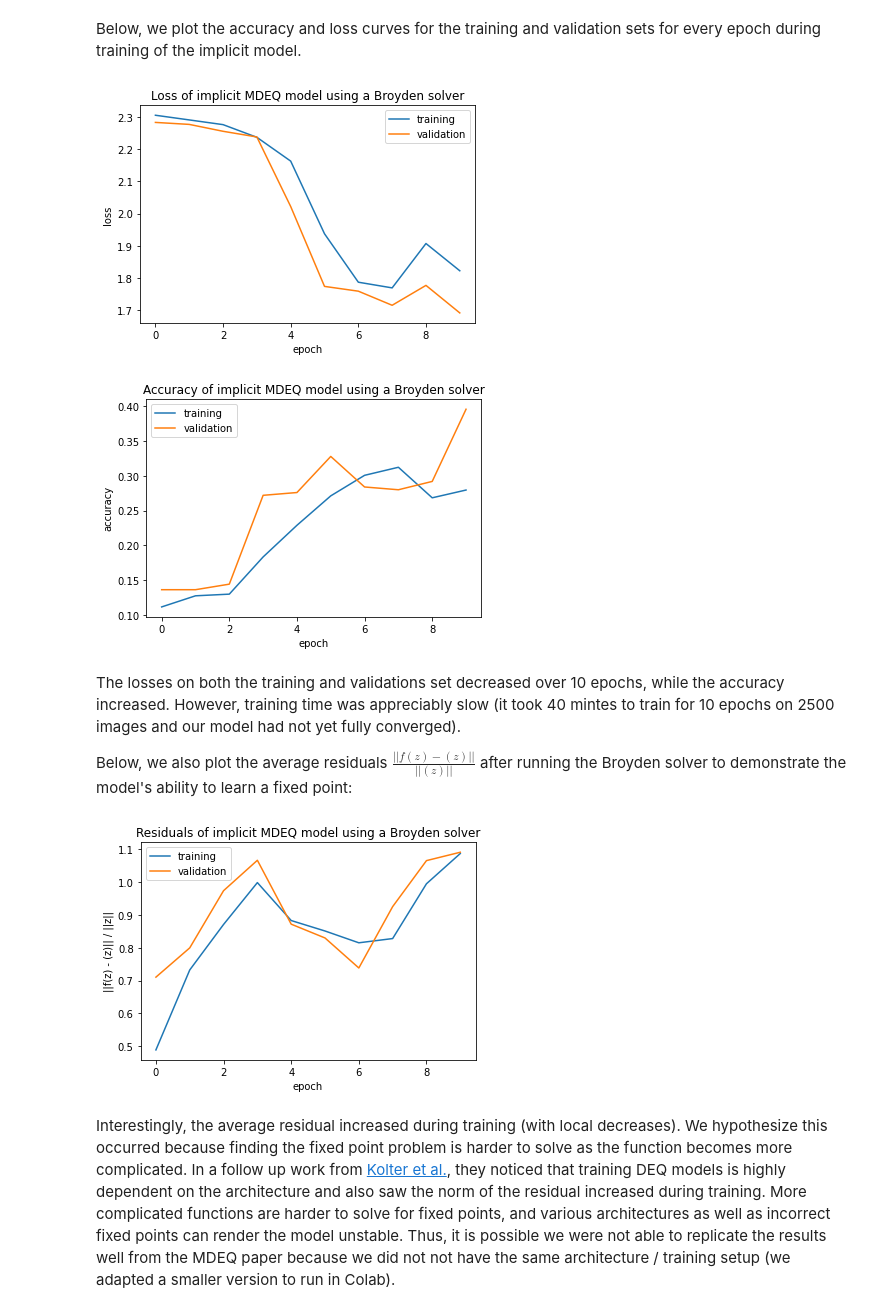
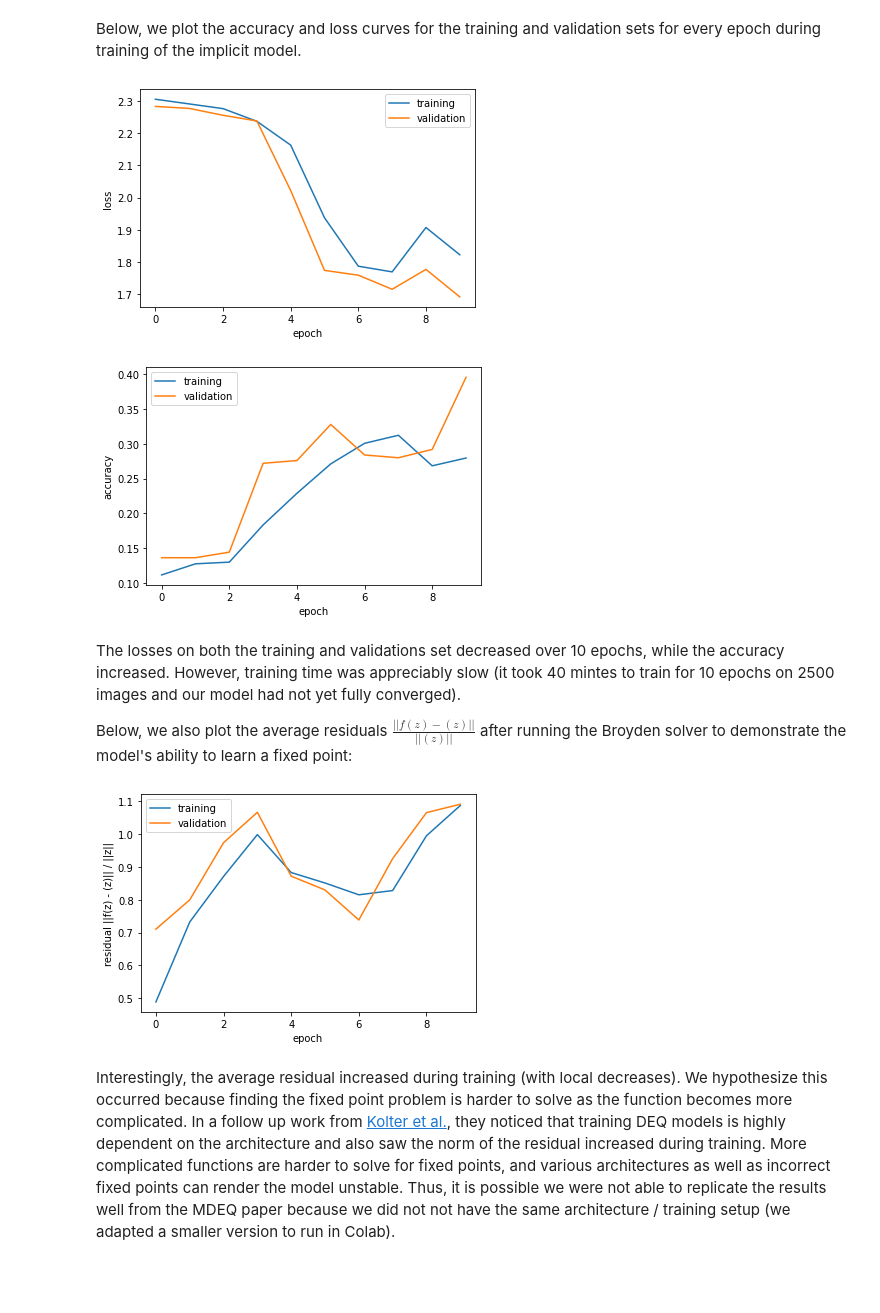
Before and after one commit to adamoyoung/deq-colab, a Jupyter notebook: mdeq-colab.ipynb, the cells around one changed output. Drawn from its saved outputs; the diff is of its cells as text; code cells hidden in the pictures; blank space fills up the shorter version.

```diff
--- a/mdeq-colab.ipynb
+++ b/mdeq-colab.ipynb
@@ -1169,27 +1169,26 @@ TRAINING MODE:::implicit
 # %% [markdown]
 Below, we plot the accuracy and loss curves for the training and validation sets for every epoch during training of the implicit model.
 # %%
-#@title Loss curves of implicit MDEQ model using a Broyden solver
+#@title Training and validation loss curves of an MDEQ model trained using implicit differentiation
 # importing package
 import matplotlib.pyplot as plt
 
 # create data
 train_loss_broyden = broyden_results['train_loss_vals']
 val_loss_broyden = broyden_results['val_loss_vals']
 epochs = np.arange(len(val_loss_broyden))
 
 # plot lines
 plt.plot(epochs, train_loss_broyden, label = "training")
 plt.plot(epochs, val_loss_broyden, label = "validation")
 plt.xlabel("epoch")
 plt.ylabel("loss")
-plt.title("Loss of implicit MDEQ model using a Broyden solver")
 plt.legend()
 plt.show()
 # %% [output]
-[figure, old version]
+[figure, new version]
 # %%
-#@title Accuracy curves of implicit MDEQ model using a Broyden solver
+#@title Training and validation accuracy curves of an MDEQ model trained using implicit differentiation
 
 # create data
 train_acc_broyden = broyden_results['train_acc_vals']
@@ -1200,17 +1199,16 @@ plt.plot(epochs, train_acc_broyden, label = "training")
 plt.plot(epochs, val_acc_broyden, label = "validation")
 plt.xlabel("epoch")
 plt.ylabel("accuracy")
-plt.title("Accuracy of implicit MDEQ model using a Broyden solver")
 plt.legend()
 plt.show()
 # %% [output]
-[figure, old version]
+[figure, new version]
 # %% [markdown]
 The losses on both the training and validations set decreased over 10 epochs, while the accuracy increased. However, training time was appreciably slow (it took 40 mintes to train for 10 epochs on 2500 images and our model had not yet fully converged).
 
 Below, we also plot the average residuals $\frac{||f(z) - (z)||}{||(z)||}$ after running the Broyden solver to demonstrate the model's ability to learn a fixed point:
 # %%
-#@title Residual curves of implicit MDEQ model using a Broyden solver
+#@title Training and validation residual curves of an MDEQ model trained using implicit differentiation
 
 # create data
 train_res_broyden = broyden_results['train_res_vals']
@@ -1220,12 +1218,11 @@ val_res_broyden = broyden_results['val_res_vals']
 plt.plot(epochs, train_res_broyden, label = "training")
 plt.plot(epochs, val_res_broyden, label = "validation")
 plt.xlabel("epoch")
-plt.ylabel("||f(z) - (z)|| / ||z||")
-plt.title("Residuals of implicit MDEQ model using a Broyden solver")
+plt.ylabel("residual ||f(z) - (z)|| / ||z||")
 plt.legend()
 plt.show()
 # %% [output]
-[figure, old version]
+[figure, new version]
 # %% [markdown]
 Interestingly, the average residual increased during training (with local decreases). We hypothesize this occurred because finding the fixed point problem is harder to solve as the function becomes more complicated. In a follow up work from [Kolter et al.](https://arxiv.org/abs/2106.14342), they noticed that training DEQ models is highly dependent on the architecture and also saw the norm of the residual increased during training. More complicated functions are harder to solve for fixed points, and various architectures as well as incorrect fixed points can render the model unstable. Thus, it is possible we were not able to replicate the results well from the MDEQ paper because we did not not have the same architecture / training setup (we adapted a smaller version to run in Colab).
 # %% [markdown]
```
Also changed, not shown: parts of 4 cells of this notebook.
